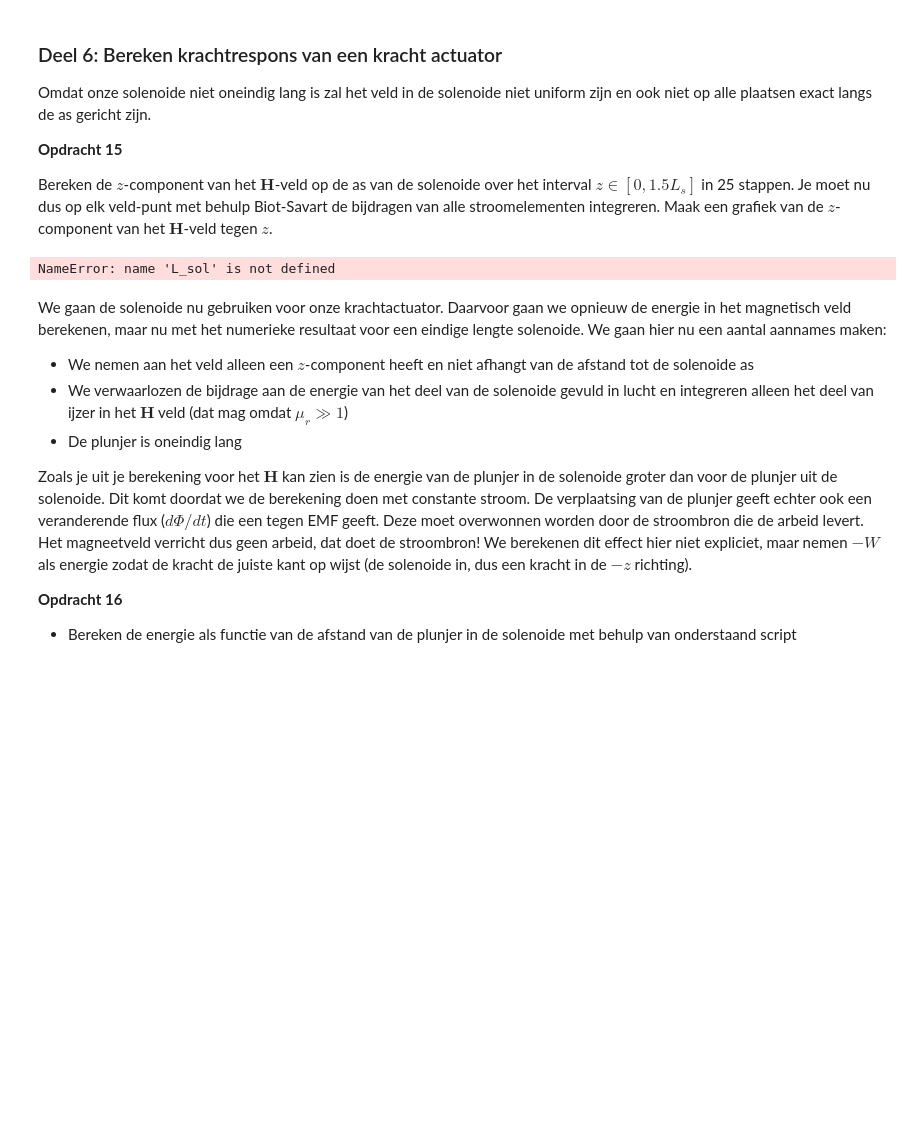
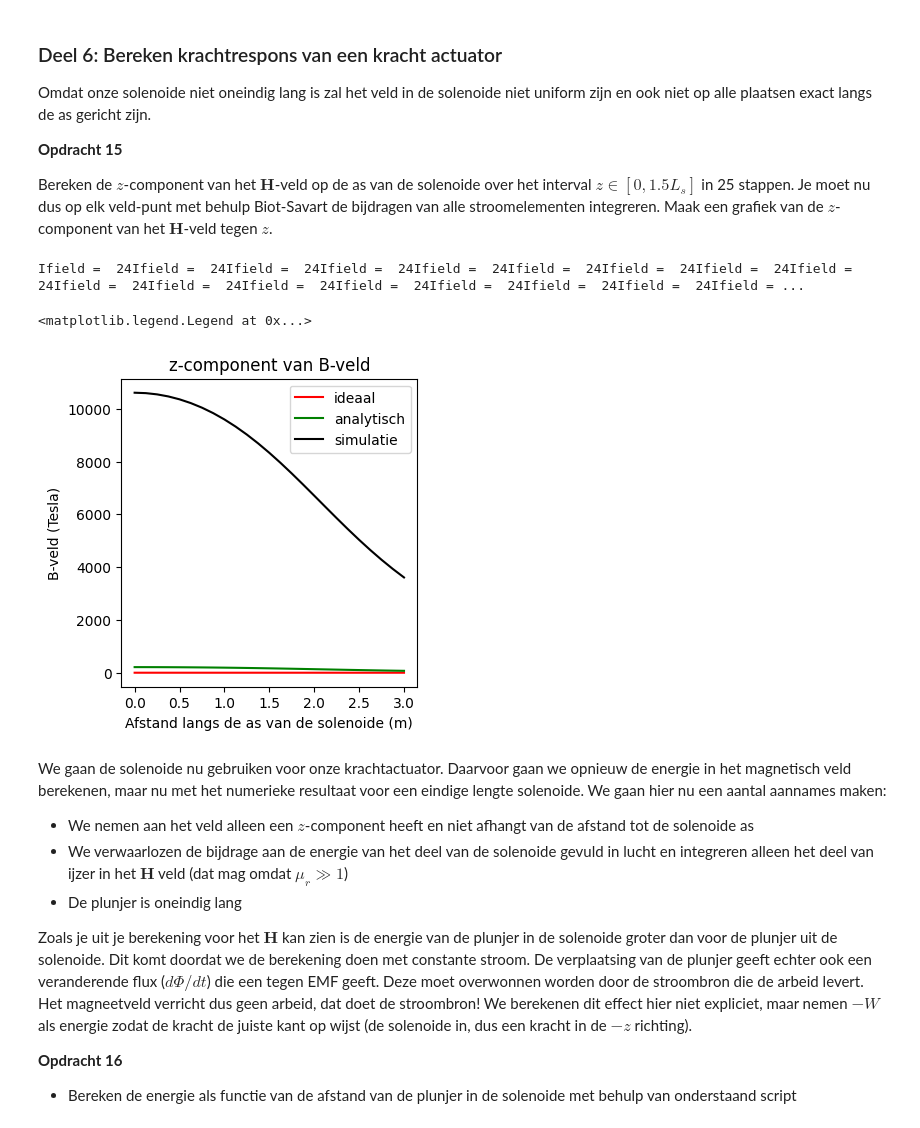
Before and after one commit to Timomloo/opdrachten-DEF-D, a Jupyter notebook: DigitaleOntwerpopdrachten/2KrachtactuatorOpdracht/KrachtactuatorOpdrachtd.ipynb, the cells around one changed output. Cells and saved outputs as stored; diff of their text form; code cells hidden in the pictures; blank space fills up the shorter version.

```diff
--- a/DigitaleOntwerpopdrachten/2KrachtactuatorOpdracht/KrachtactuatorOpdrachtd.ipynb
+++ b/DigitaleOntwerpopdrachten/2KrachtactuatorOpdracht/KrachtactuatorOpdrachtd.ipynb
@@ -429,6 +444,27 @@ Bereken het veld in het midden van de solenoide en vergelijk het met het analyti
 * Denk na over wat dl betekent en hoe jullie deze zou berekenen.
 * Bereken met de functie die jullie eerder geschreven hebben de contributies aan het $H$-veld en sommeer deze.
 # %%
-###
-###Jullie code hier###
-###
+
+n = 0
+H = 0
+H_totaal = 0
+r_field=np.array([0, 0, 0]) #Veld in het midden van de draad.
+feldsterkte_afstand2 = np.array([])
+
+def field_current_element(r_field, r_source, dl): #Eerdere gemaakte functie voor dH.
+    Afstand = r_field - r_source
+    return (I/(np.pi*4))*(np.cross(dl, Afstand))/(np.linalg.norm(Afstand)**3)
+
+for n in range(N-1):
+    r_source_n = np.array([x[n], y[n], z[n]])  #Meebewegende positievector, (door eerdere gemaakte functie).
+    dl = np.array([x[n+1]-x[n], y[n+1]-y[n], z[n+1]-z[n]]) # Steeds kleine stukjes dl pakken door de stapjes in de x,y en z richtigen te beschouwen als rechte lijnen.
+    dH = field_current_element(r_field, r_source_n, dl)
+    H_totaal += dH
+
+#Uitrekenen van H op middenpunt door pythagoras.
+Grootte_H_totaal = np.sqrt((H_totaal[0]**2)+(H_totaal[1]**2)+(H_totaal[2]**2))
+print('De analitische waarde van H op het punt (0,0,0) is ' + str(Grootte_H_totaal) + ' A/m')
+
+#Waarde oneindig lange spoel
+H_theo = spoed*I
+print('De theoretische waarde van een oneindige solenoide is:' + str(H_theo) + ' A/m')
@@ -442,35 +481,42 @@ Bereken de $z$-component van het $\mathbf{H}$-veld op de as van de solenoide ove
 # %%
 n_ax=25
 z_ax=np.linspace(0, 1.5*L_sol/2, n_ax)
 H_ax=np.zeros((n_ax,1))
 
 for i_field in range(n_ax):
     print(f"\rIfield =  {i_field}", end="") # Print welk element van het veld nu berekend wordt.
     # Bepaal de field coordinate
+    r_field = np.array([0,0, z_ax[i_field]])
     Hsimulated=np.array([0,0,0], dtype='float64')
     for i_source in np.arange(1, N):
         # Bepaal dl en r_source en gebruik
+        z_source = -L_sol/2 + (i_source / N) * L_sol #de plek waar het veld is per wikkeling
+        r_source = np.array([r_sol,0,z_source]) #r_source
+        dl = np.array([0,2 * np.pi * r_sol,0]) #de
         Hsimulated += field_current_element(r_field, r_source, dl)
         print(f"Ifield =  {i_field}", end="")
 
     # selecting the z-component
     H_ax[i_field,0]=Hsimulated[2]
 
 H_veld_ideaal=analytical_answer*np.ones(n_ax)*(1.0*(z_ax < L_sol/2))
 
 # dit is nog een aardige analytische uitdrukking die je kan uitrekenen voor de z-component op de as van een solenoide met eindige lengte
-H_veld_analytisch=(aantal_omwent*I/L_sol/2)*((L_sol/2-z_ax)/np.sqrt((z_ax- L_sol/2)**2 + r_sol**2)+(L_sol/2+z_ax)/np.sqrt((z_ax+ L_sol/2)**2 + r_sol**2))
+H_veld_analytisch=(aantal_omwentelingen*I/L_sol/2)*((L_sol/2-z_ax)/np.sqrt((z_ax- L_sol/2)**2 + r_sol**2)+(L_sol/2+z_ax)/np.sqrt((z_ax+ L_sol/2)**2 + r_sol**2))
 
 plt.figure(figsize=[13,4])
 plt.subplot(131)
 plt.title('z-component van B-veld')
 plt.plot(z_ax, H_veld_ideaal, '-r', label='ideaal')
 plt.plot(z_ax, H_veld_analytisch, '-g', label='analytisch')
 plt.plot(z_ax, H_ax, '-k', label='simulatie')
 plt.xlabel('Afstand langs de as van de solenoide (m)')
 plt.ylabel('B-veld (Tesla)')
+plt.legend()
 # %% [output]
-NameError: name 'L_sol' is not defined
+Ifield =  24Ifield =  24Ifield =  24Ifield =  24Ifield =  24Ifield =  24Ifield =  24Ifield =  24Ifield =  24Ifield =  24Ifield =  24Ifield =  24Ifield =  24Ifield =  24Ifield =  24Ifield =  24Ifield = ...
+<matplotlib.legend.Legend at 0x...>
+[figure, added]
 # %% [markdown]
 We gaan de solenoide nu gebruiken voor onze krachtactuator. Daarvoor gaan we opnieuw de energie in het magnetisch veld berekenen, maar nu met het numerieke resultaat voor een eindige lengte solenoide. We gaan hier nu een aantal aannames maken:
 * We nemen aan het veld alleen een $z$-component heeft en niet afhangt van de afstand tot de solenoide as
```
Also changed, not shown: parts of 9 cells of this notebook.
